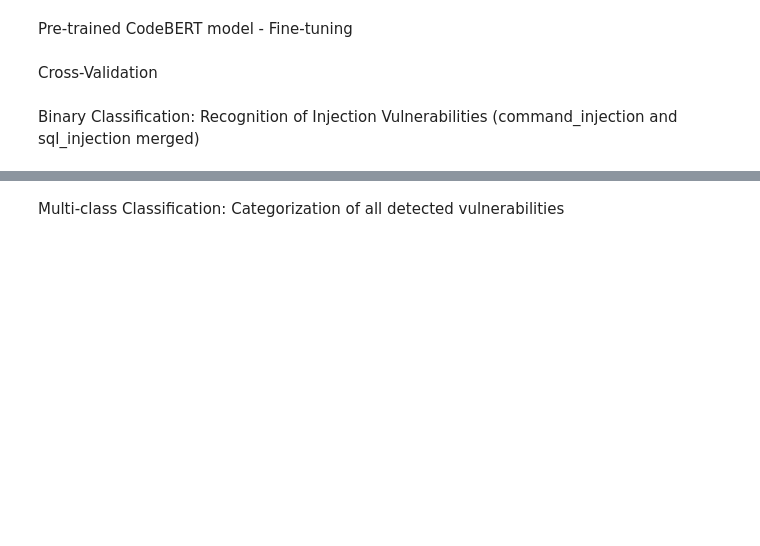
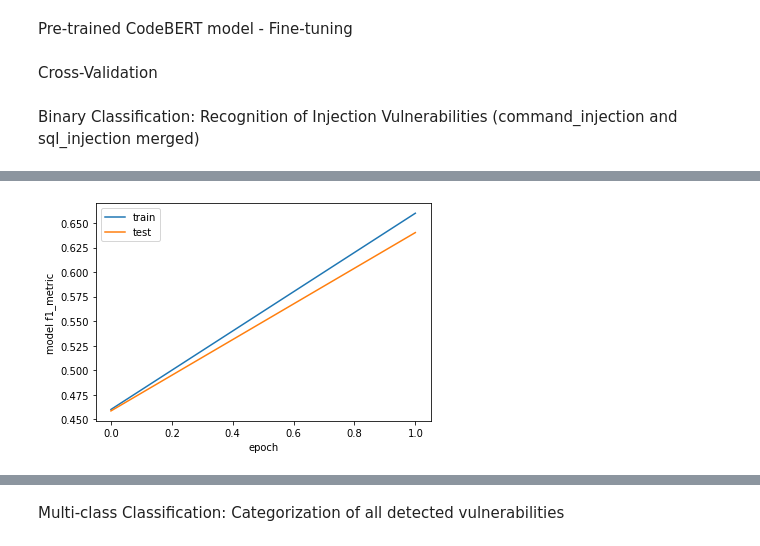
Before and after one commit to iliaskaloup/vuln_classification, a Jupyter notebook: finetuning_category_prediction.ipynb, the cells around one changed output, grey strips where cells are left out. Cells and saved outputs as stored; diff of their text form; code cells hidden in the pictures; blank space fills up the shorter version.

Commit message:
[Feature] Add codebert finetuning approach - cross validation

```diff
--- a/finetuning_category_prediction.ipynb
+++ b/finetuning_category_prediction.ipynb
@@ -95,3 +121,7 @@ def is_injection(category):
         return '0'
 
 sequences_data['Injection'] = sequences_data['Category'].apply(is_injection)
+# %%
+model = TFAutoModelForSequenceClassification.from_pretrained(model_variation, num_labels=n_categories)
+# resize model embedding to match new tokenizer
+model.resize_token_embeddings(len(tokenizer))
@@ -97,0 +162,4 @@ sequences_data['Injection'] = sequences_data['Category'].apply(is_injection)
+# %%
+X_train, X_test = tokenize_X(sequences_data["Vulnerability"].tolist()[0:train_len], sequences_data["Vulnerability"].tolist()[train_len:], max_len)
+
+X_train
@@ -97,0 +182,24 @@ sequences_data['Injection'] = sequences_data['Category'].apply(is_injection)
+# %%
+optimizer = Adam(
+    learning_rate=lr, # HF recommendation
+    epsilon=1e-08,
+    decay=0.01,
+    clipnorm=1.0
+)
+
+loss = CategoricalCrossentropy(from_logits=True)
+
+model.compile(
+    optimizer=optimizer,
+    loss=loss,
+    metrics=[f1_metric]
+)
+# %%
+history = model.fit(
+    x = {'input_ids':X_train['input_ids'], 'attention_mask':X_train['attention_mask']},
+    y = to_categorical(sequences_data['Injection'].iloc[0:train_len]),
+    validation_data = ({'input_ids':X_test['input_ids'], 'attention_mask':X_test['attention_mask']},
+                        to_categorical(sequences_data['Injection'].iloc[train_len:].astype(int))),
+    epochs=n_epochs,
+    batch_size=batch_size
+)
@@ -97,0 +214,10 @@ sequences_data['Injection'] = sequences_data['Category'].apply(is_injection)
+# %%
+plt.plot(history.history['f1_metric'])
+plt.plot(history.history['val_f1_metric'])
+plt.ylabel('model f1_metric')
+plt.xlabel('epoch')
+plt.legend(['train', 'test'], loc='best')
+plt.savefig('train_history.png')
+plt.show()
+# %% [output]
+[figure, added]
```
Also changed, not shown: parts of 12 cells of this notebook.
